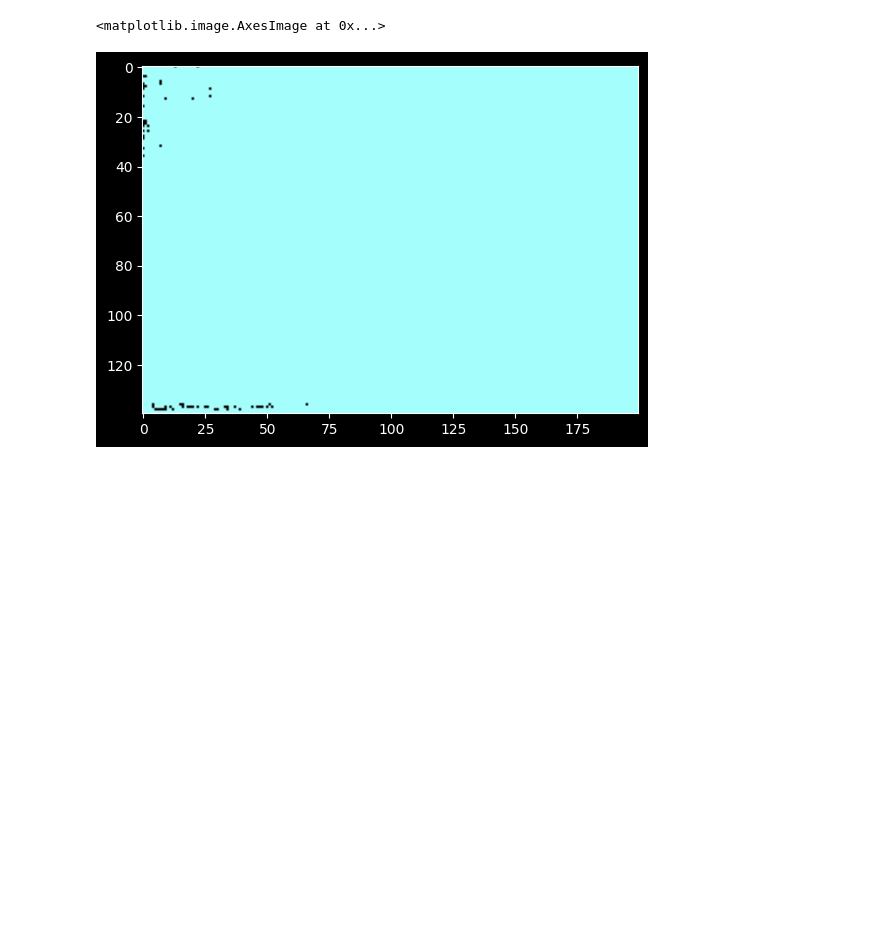
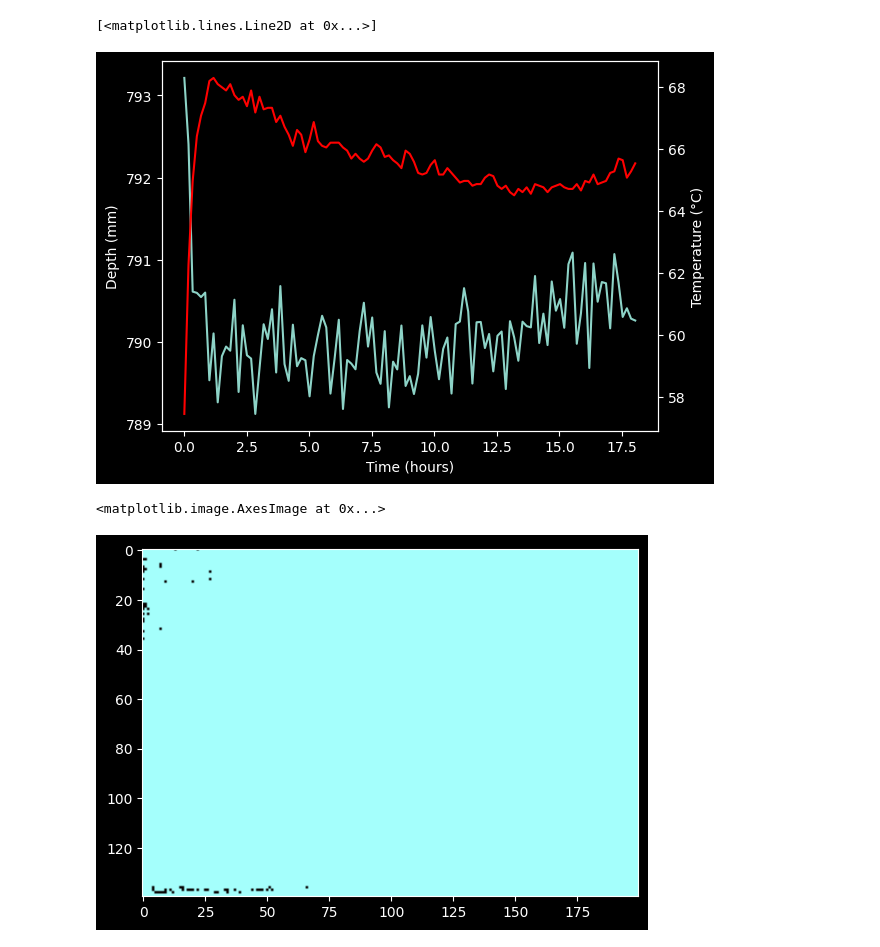
Before and after one commit to njezersek/depthai-stress-test, a Jupyter notebook: analysis.ipynb, the cells around one changed output. Saved outputs shown, nothing was run; the diff lists cells and outputs as text; code cells hidden in the pictures; blank space fills up the shorter version.

```diff
--- a/analysis.ipynb
+++ b/analysis.ipynb
@@ -7 +8,3 @@ import imageio
+# %%
+temperature = pd.read_csv('data/temperature.txt', names=['time', 'temperature'])
 # %%
@@ -36,3 +43,14 @@ Text(0, 0.5, 'Depth (mm)')
+# %%
+fig, ax1 = plt.subplots()
+ax2 = ax1.twinx()
+ax1.set_xlabel('Time (hours)')
+ax1.set_ylabel('Depth (mm)')
+ax1.plot((np.array(times) - times[0])/60/60, depths)
+ax2.set_ylabel('Temperature (°C)')
+ax2.plot((np.array(times) - times[0])/60/60, temperature['temperature'], color='red')
+# %% [output]
+[<matplotlib.lines.Line2D at 0x...>]
+[figure, added]
 # %%
 depth_vis = (frames[0].copy().astype(np.float64) / 1000 * 255)
 depth_vis = np.clip(depth_vis, 0, 255).astype(np.uint8)
```
Also changed, not shown: parts of 6 cells of this notebook, 1 other file.
